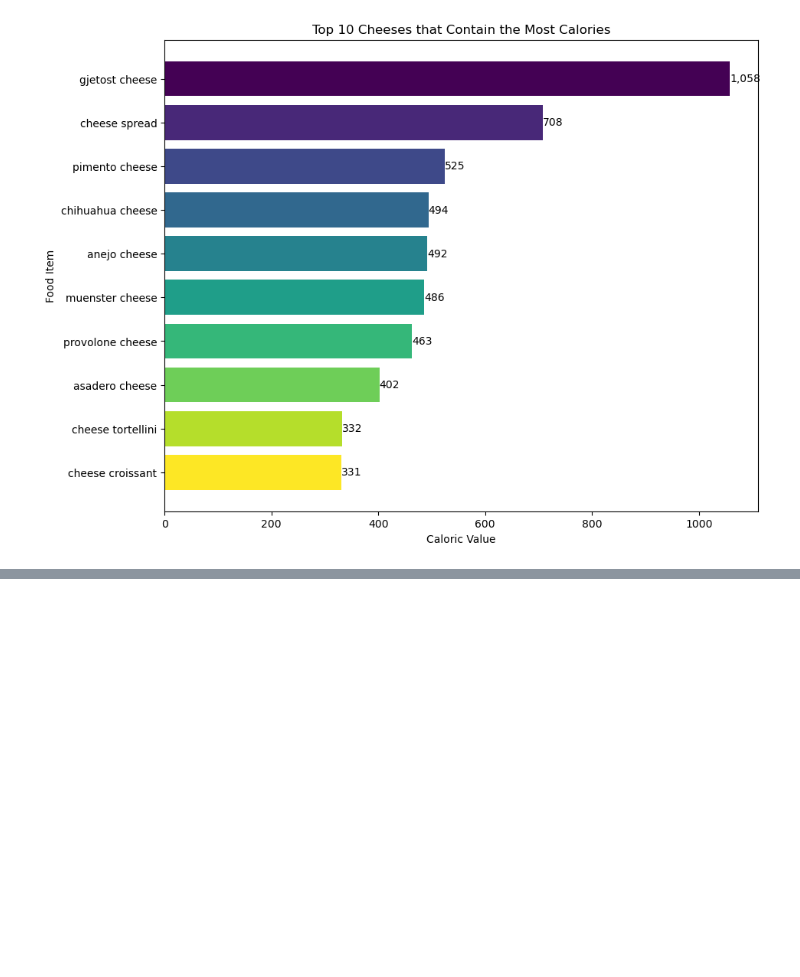
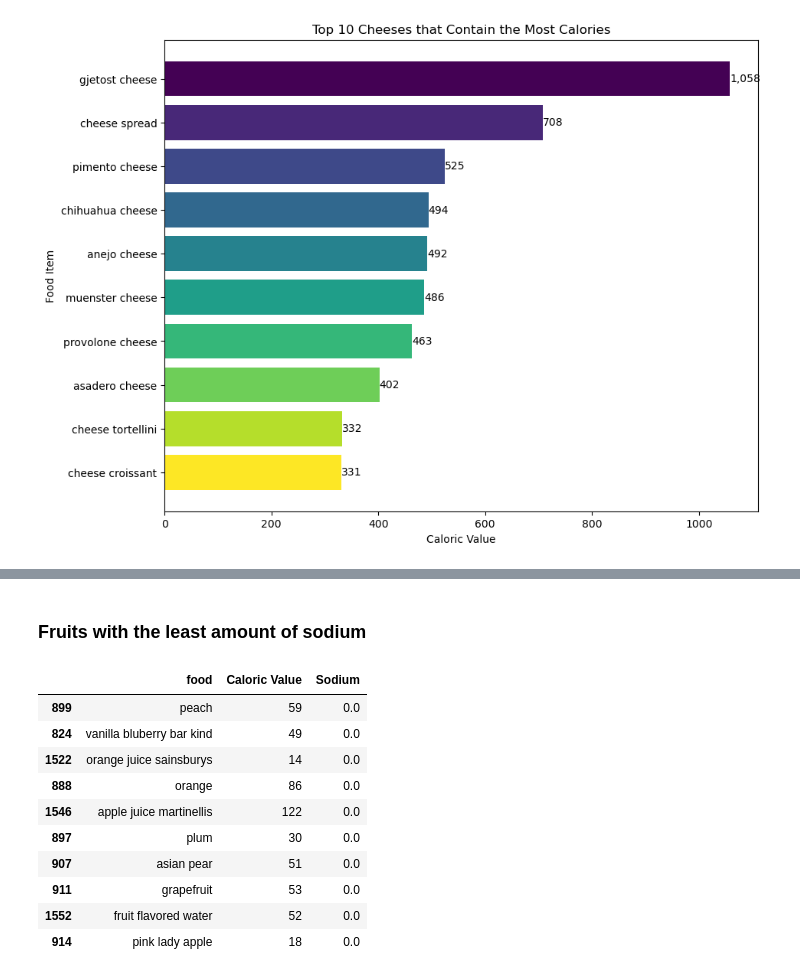
Before and after one commit to Jenner-Valdez/Food-Nutrition, a Jupyter notebook: Scripts/food_and_nutritional_values.ipynb, the cells around one changed output, grey strips where cells are left out. Cells and saved outputs as stored; diff of their text form; code cells hidden in the pictures; blank space fills up the shorter version.

```diff
--- a/Scripts/food_and_nutritional_values.ipynb
+++ b/Scripts/food_and_nutritional_values.ipynb
@@ -609,0 +639,24 @@ plt.show()
+# %% [markdown]
+### Fruits with the least amount of sodium
+# %%
+# Filter the dataset to include only items that are fruits
+fruits_df = combined_food_df[combined_food_df['food'].str.contains('fruit|apple|banana|berry|cherry|grape|orange|melon|pear|peach|plum|pineapple|kiwi|mango|papaya', case=False)]
+# %%
+# Sort the fruits by sodium content in ascending order
+fruits_least_sodium = fruits_df.sort_values(by='Sodium', ascending=True)
+# %%
+# Display the top 10 fruits with the least sodium
+top_fruits_least_sodium = fruits_least_sodium.head(10)
+top_fruits_least_sodium[['food', 'Caloric Value', 'Sodium']]
+# %% [output]
+|  | food | Caloric Value | Sodium |
+| 899 | peach | 59 | 0.0 |
+| 824 | vanilla bluberry bar kind | 49 | 0.0 |
+| 1522 | orange juice sainsburys | 14 | 0.0 |
+| 888 | orange | 86 | 0.0 |
+| 1546 | apple juice martinellis | 122 | 0.0 |
+| 897 | plum | 30 | 0.0 |
+| 907 | asian pear | 51 | 0.0 |
+| 911 | grapefruit | 53 | 0.0 |
+| 1552 | fruit flavored water | 52 | 0.0 |
+| 914 | pink lady apple | 18 | 0.0 |
```
Also changed, not shown: parts of 22 cells of this notebook.
